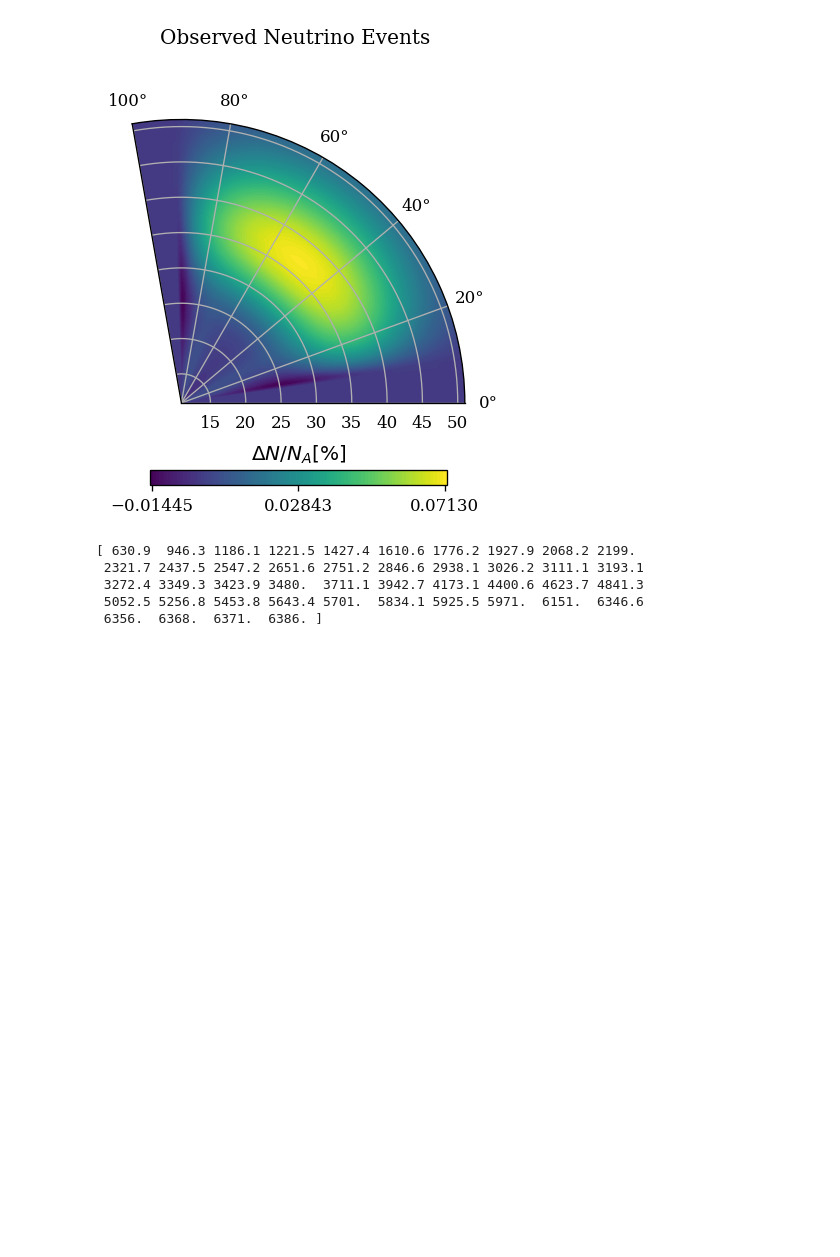
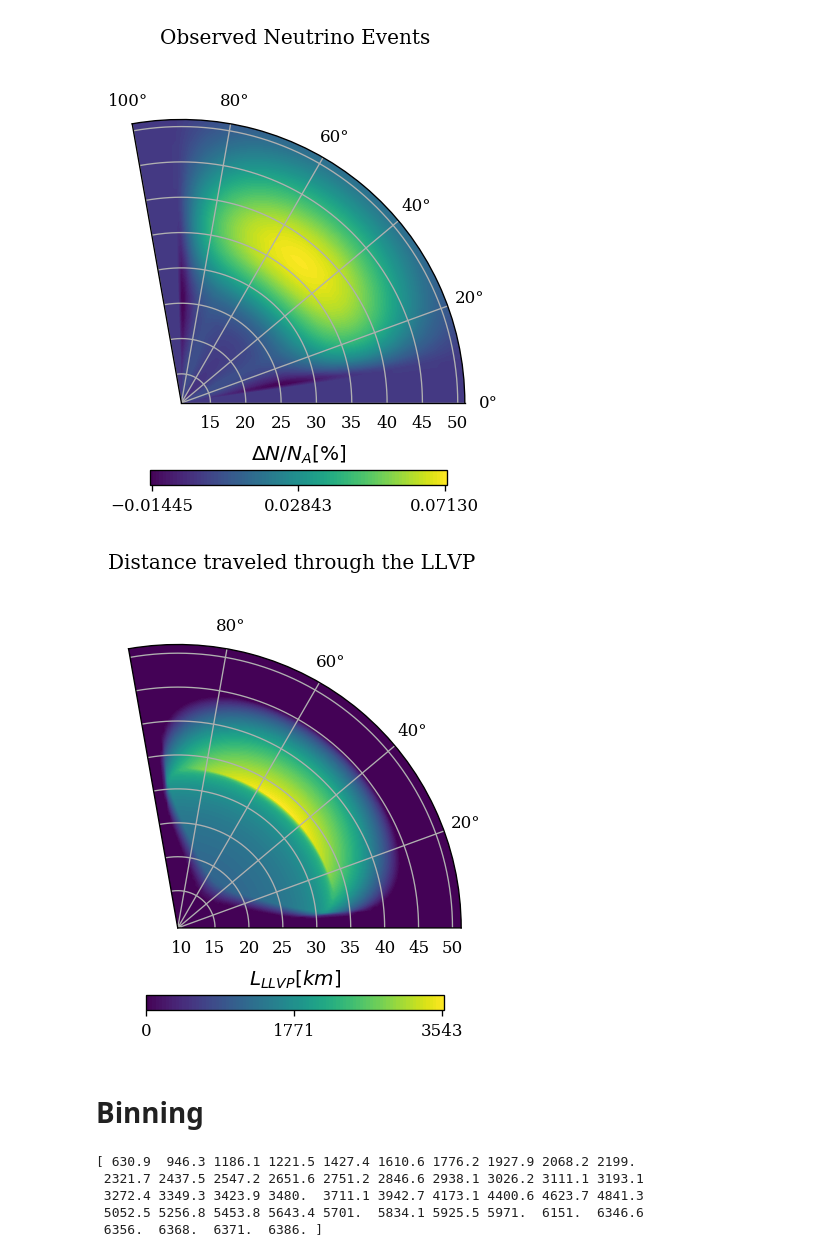
Before and after one commit to YaelDeniz/Neutrino-Tomography-Simulation, a Jupyter notebook: Jupyter-VisTools/PolarOscillograms.ipynb, the cells around one changed output. Saved outputs shown, nothing was run; the diff lists cells and outputs as text; code cells hidden in the pictures; blank space fills up the shorter version.

```diff
--- a/Jupyter-VisTools/PolarOscillograms.ipynb
+++ b/Jupyter-VisTools/PolarOscillograms.ipynb
@@ -369,6 +438,52 @@ print(dlnNoEcthphi)
 plt.savefig('ObsNpanake.png')
 # %% [output]
 [figure]
+# %%
+BaselinePath = "/home/dehy0499/NuOscillation-Tomography/Neutrino-Tomography-Simulation/SimulationResults/PreliminaryResults/BaselinesLLVPs/"
+BaselineFile = BaselinePath+"BaselineLLVP_pancake_100zenithBins_128-171Zen_100-50-50Az_2024-12-04.csv"
+
+dlnNoEcthphi=[]
+
+#azimuth = np.linspace(-50, 50, 101)
+
+BaselineMatrix  = csv_to_matrix(BaselineFile)
+
+cosZenith = np.unique(BaselineMatrix[:,0])
+
+azimuth_rad = np.radians(np.unique(BaselineMatrix[:,1])+50);
+
+cthv, azimuthv = np.meshgrid(cosZenith, azimuth_rad)
+
+L_llvp = BaselineMatrix[:,2]
+L_mesh = L_llvp.reshape(len(cosZenith),len(azimuth_rad), order = "F")
+
+zenith = 180-np.degrees(np.arccos(cosZenith))
+
+thv, phiv = np.meshgrid(zenith, azimuth_rad)
+
+Lmesh_T = np.transpose(L_mesh)
+
+#FullFunction = T(phiv,a,b)*R(thv,c,d)
+
+fig1, ax1 = plt.subplots(dpi=120,subplot_kw=dict(projection='polar'))
+polarplot1 = ax1.contourf(phiv, thv, L_mesh, 100, cmap='viridis')
+
+ax1.set_thetamin(np.degrees(min(np.unique(phiv))))  # Minimum theta angle
+ax1.set_thetamax(np.degrees(max(np.unique(phiv)))) # Maximum theta angle
+
+ax1.set_title("Distance traveled through the LLVP ", pad = 20)
+# Set axis labels
+
+cbar1 = plt.colorbar(polarplot1, pad=0.1,orientation='horizontal',shrink=0.5)
+cbar1.ax.set_title(r'$L_{LLVP}[km]$')
+
+cbar1.set_ticks([np.min(L_mesh),(np.max(L_mesh)+np.min(L_mesh))/2.0,np.max(L_mesh)])
+
+plt.savefig('LLVPBaselinesPancake.png')
+# %% [output]
+[figure, added]
+# %% [markdown]
+# Binning
 # %%
 import matplotlib.pyplot as plt
 import numpy as np
```
Also changed, not shown: parts of 4 cells of this notebook, 31 other files.
